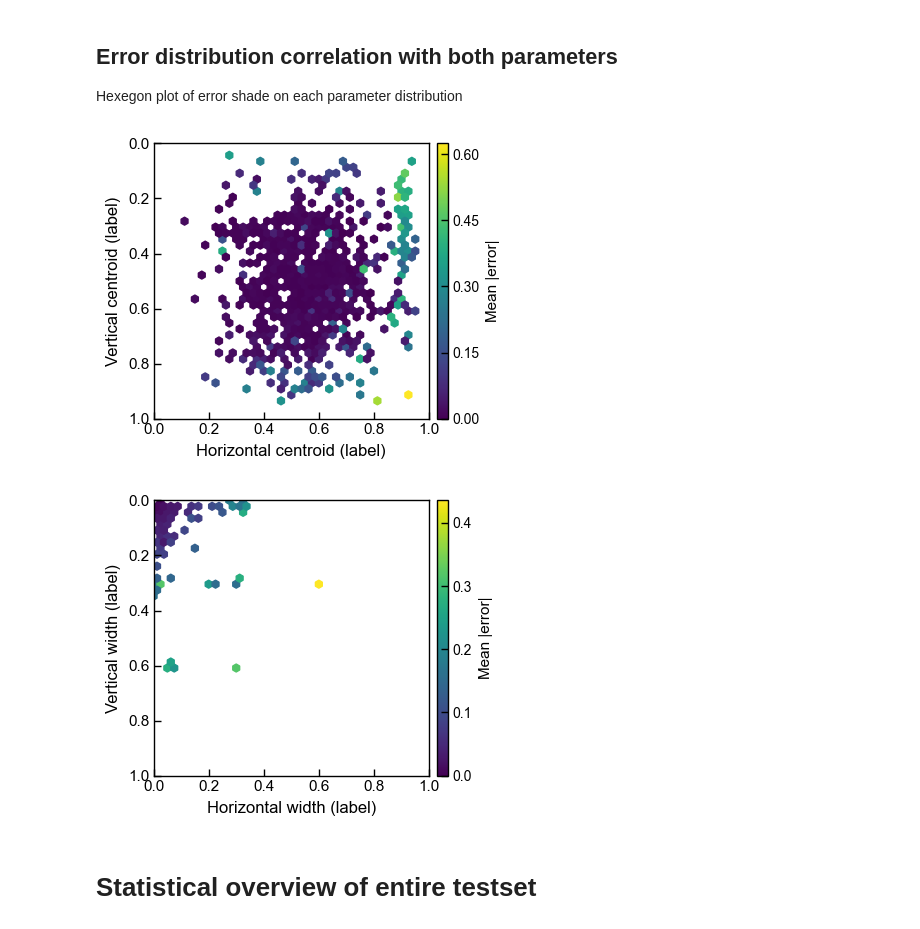
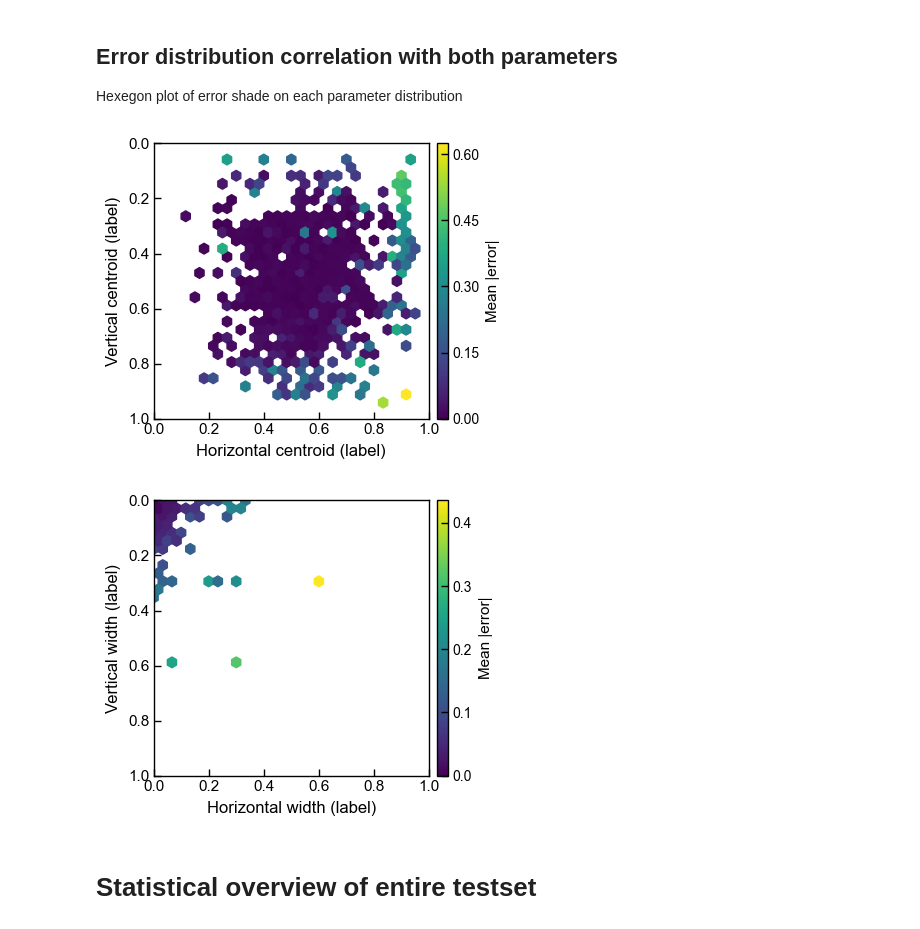
Before and after one commit to Andrew-XQY/fiber-image-reconstruction, a Jupyter notebook: notebooks/evaluation.ipynb, the cells around one changed output. Drawn from its saved outputs; the diff is of its cells as text; code cells hidden in the pictures.

```diff
--- a/notebooks/evaluation.ipynb
+++ b/notebooks/evaluation.ipynb
@@ -16,9 +18,9 @@ Manually handle the practical complexity, by loading different trained models an
 import torch
 from models.CAE import Autoencoder2D
 
-# chromox_cae_random_scan; chromox_cropped_cae_line_scan_sgm; chromox_cropped_cae_random_scan; chromox_cropped_cae_random_scan_leakless
+# chromox_cae_random_scan; chromox_cropped_cae_line_scan_sgm; chromox_cropped_cae_random_scan; chromox_cropped_cae_random_scan_leakless; chromox_cropped_cae_line_scan_real_beam_image
 # Model_trained_on_CHROMOX_only; Model_trained_on_CHROMOX_LASER_only;  clear_dmd_cae_line_scan_sgm
-model_name = "clear_dmd_cae_line_scan_sgm"
+model_name = "chromox_cropped_cae_line_scan_real_beam_image"
 model_path = dirs["models"][model_name] # should point to model.pth
 device = torch.device("cuda" if torch.cuda.is_available() else "cpu")
 model = Autoencoder2D.load_model(
@@ -35,7 +37,7 @@ from xflow.utils.visualization import plot_image
 
 experiment_name = "CLEAR25"
 # ["processed_dmd", "processed_chromox", "processed_yag", "processed_chromox_laser", "processed_yag_laser", "processed_chromox_cropped", "2025-11-06"]'
-dataset_sources = ["processed_dmd"]
+dataset_sources = ["processed_chromox_cropped"]
 
 config_manager = ConfigManager(
     load_config(
@@ -50,8 +52,8 @@ db_rel = config["dataset_structure"]["db"].lstrip("/\\")
 db_paths = [d / db_rel for d in dataset_dirs]
 
 eval_provider = SqlProvider(
-    sources={"connection": db_paths[0], "sql": config["sql"]["clear_dmd_eval"]}, output_config={'list': "image_path"}
-)#.subsample(n_samples=1000, seed=config["seed"])
+    sources={"connection": db_paths[0], "sql": config["sql"]["processed_chromox_cropped_random_scan_all"]}, output_config={'list': "image_path"}
+).subsample(n_samples=1000, seed=config["seed"])
 
 # pad abs path to db saved relative dirs.
 def set_parent_dir_in_node(node, parent_dir, first_only=True):
@@ -556,7 +598,11 @@ REF_COLOR = APS_COLORS[7]
 # =========================================================
 save_dir = dirs["save"]["model_inference"][MODEL_NAME]
 csv_path = os.path.join(save_dir, "beam_parameters.csv")
-df = load_beam_param_df(csv_path)
+df = load_beam_param_df(
+    csv_path,
+    invalid_check_contains=["gaussian", "moments"],
+    zero_check_contains=["gaussian", "moments"],
+)
 
 for param_type, fit_method in PLOT_SPECS:
     fig1, fig2, fig3 = make_three_plots(
@@ -686,37 +732,41 @@ def plot_hex_error_2d(
         length=TICK_MINOR_LEN, width=TICK_WIDTH,
     )
 
     divider = make_axes_locatable(ax)
     cax = divider.append_axes("right", size="4%", pad=0.08)
     cb = fig.colorbar(hb, cax=cax)
     cb.set_label("Mean |error|", fontsize=CBAR_LABEL_SIZE)
 
     cb.locator = MaxNLocator(nbins=CBAR_NUM_TICKS)
     cb.update_ticks()
     cb.ax.tick_params(labelsize=CBAR_TICK_SIZE, length=TICK_MAJOR_LEN, width=TICK_WIDTH)
 
     return fig, ax
 
 
-gridsize = 40
+gridsize = 30
 range_mode = "full"   # "full" or "tight"
 SAVE_PREFIX = "_"
 
 save_dir = dirs["save"]["model_inference"][MODEL_NAME]
 csv_path = os.path.join(save_dir, "beam_parameters.csv")
 
-df = load_beam_param_df(csv_path)
+df = load_beam_param_df(
+    csv_path,
+    invalid_check_contains=["gaussian", "moments"],
+    zero_check_contains=["gaussian", "moments"],
+)
 df = add_gaussian_error_columns(df)
 df = drop_invalid_rows(df)   # blanket clean: drop any row with NaN/inf anywhere
 
 fig_c, _ = plot_hex_error_2d(df, param_type="centroid", gridsize=gridsize, range_mode=range_mode)
 fig_w, _ = plot_hex_error_2d(df, param_type="width",    gridsize=gridsize, range_mode=range_mode)
 
 fig_c.savefig(os.path.join(save_dir, f"{SAVE_PREFIX}gaussian_centroid_hex_error.png"), bbox_inches="tight")
 fig_w.savefig(os.path.join(save_dir, f"{SAVE_PREFIX}gaussian_width_hex_error.png"), bbox_inches="tight")
 # %% [output]
-[figure, old version]
+[figure, new version]
-[figure, old version]
+[figure, new version]
 # %% [markdown]
 # Statistical overview of entire testset
 # %%
```
Also changed, not shown: parts of 4 cells of this notebook, 5 other files.
